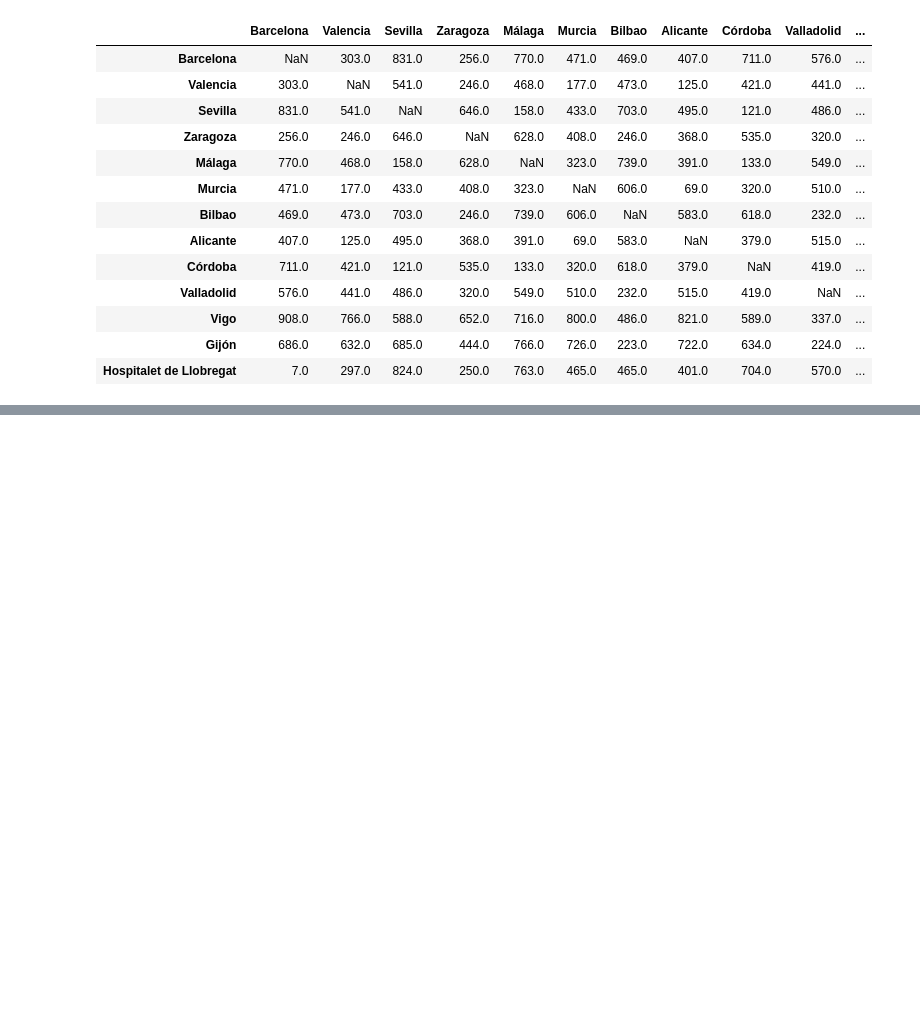
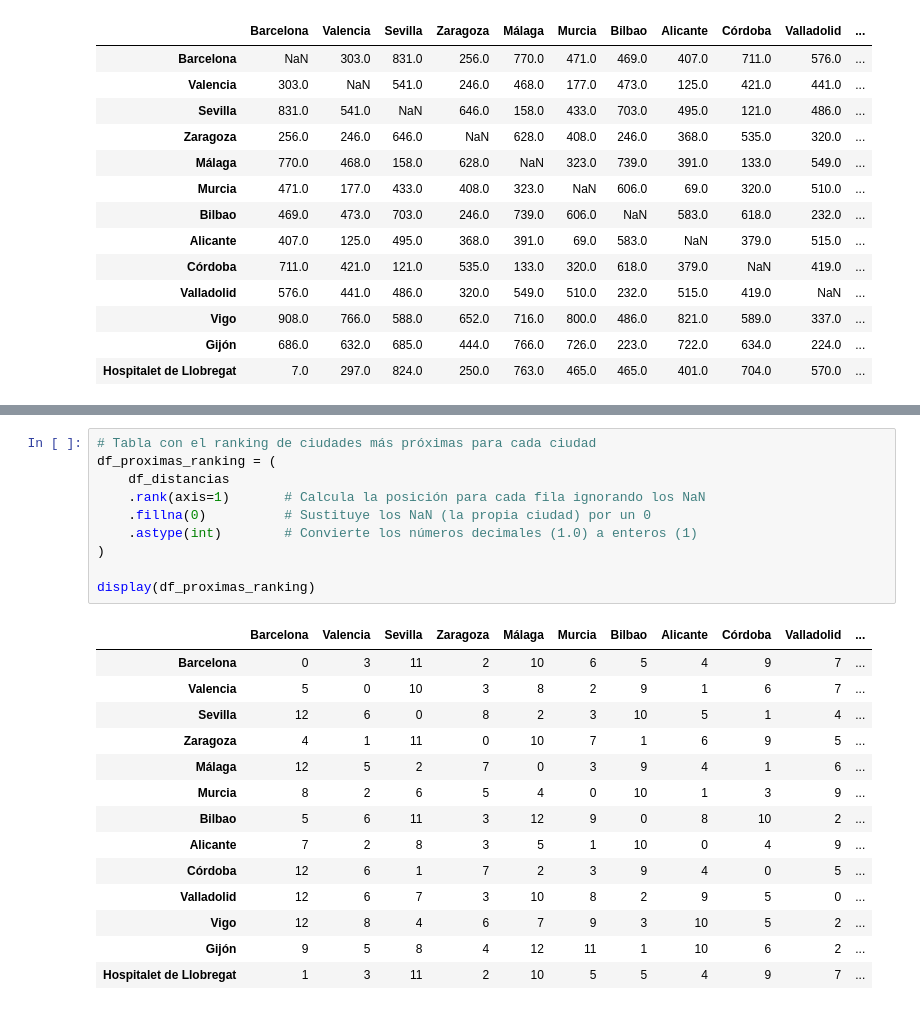
Before and after one commit to jordi-cx/it_academy, a Jupyter notebook: sprint_08_jcx_wip.ipynb, the cells around one changed output, grey strips where cells are left out. Cells and saved outputs as stored; diff of their text form; blank space fills up the shorter version.

```diff
--- a/sprint_08_jcx_wip.ipynb
+++ b/sprint_08_jcx_wip.ipynb
@@ -2541,0 +2570,25 @@ display(df_distancias)
+# %%
+# Tabla con el ranking de ciudades más próximas para cada ciudad
+df_proximas_ranking = (
+    df_distancias
+    .rank(axis=1)       # Calcula la posición para cada fila ignorando los NaN
+    .fillna(0)          # Sustituye los NaN (la propia ciudad) por un 0
+    .astype(int)        # Convierte los números decimales (1.0) a enteros (1)
+)
+
+display(df_proximas_ranking)
+# %% [output]
+|  | Barcelona | Valencia | Sevilla | Zaragoza | Málaga | Murcia | Bilbao | Alicante | Córdoba | Valladolid | ... |
+| Barcelona | 0 | 3 | 11 | 2 | 10 | 6 | 5 | 4 | 9 | 7 | ... |
+| Valencia | 5 | 0 | 10 | 3 | 8 | 2 | 9 | 1 | 6 | 7 | ... |
+| Sevilla | 12 | 6 | 0 | 8 | 2 | 3 | 10 | 5 | 1 | 4 | ... |
+| Zaragoza | 4 | 1 | 11 | 0 | 10 | 7 | 1 | 6 | 9 | 5 | ... |
+| Málaga | 12 | 5 | 2 | 7 | 0 | 3 | 9 | 4 | 1 | 6 | ... |
+| Murcia | 8 | 2 | 6 | 5 | 4 | 0 | 10 | 1 | 3 | 9 | ... |
+| Bilbao | 5 | 6 | 11 | 3 | 12 | 9 | 0 | 8 | 10 | 2 | ... |
+| Alicante | 7 | 2 | 8 | 3 | 5 | 1 | 10 | 0 | 4 | 9 | ... |
+| Córdoba | 12 | 6 | 1 | 7 | 2 | 3 | 9 | 4 | 0 | 5 | ... |
+| Valladolid | 12 | 6 | 7 | 3 | 10 | 8 | 2 | 9 | 5 | 0 | ... |
+| Vigo | 12 | 8 | 4 | 6 | 7 | 9 | 3 | 10 | 5 | 2 | ... |
+| Gijón | 9 | 5 | 8 | 4 | 12 | 11 | 1 | 10 | 6 | 2 | ... |
+| Hospitalet de Llobregat | 1 | 3 | 11 | 2 | 10 | 5 | 5 | 4 | 9 | 7 | ... |
```
Also changed, not shown: parts of 3 cells of this notebook.
